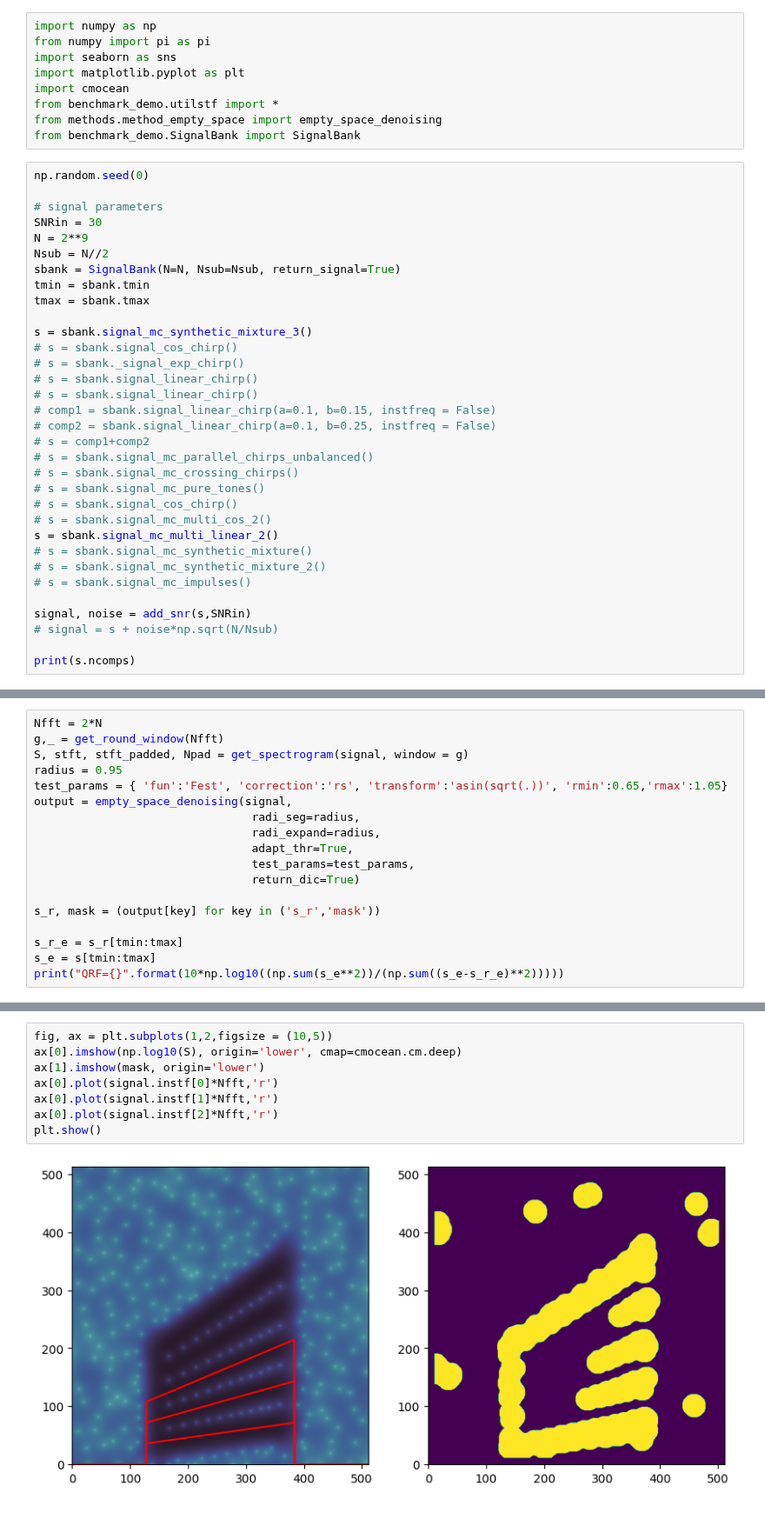
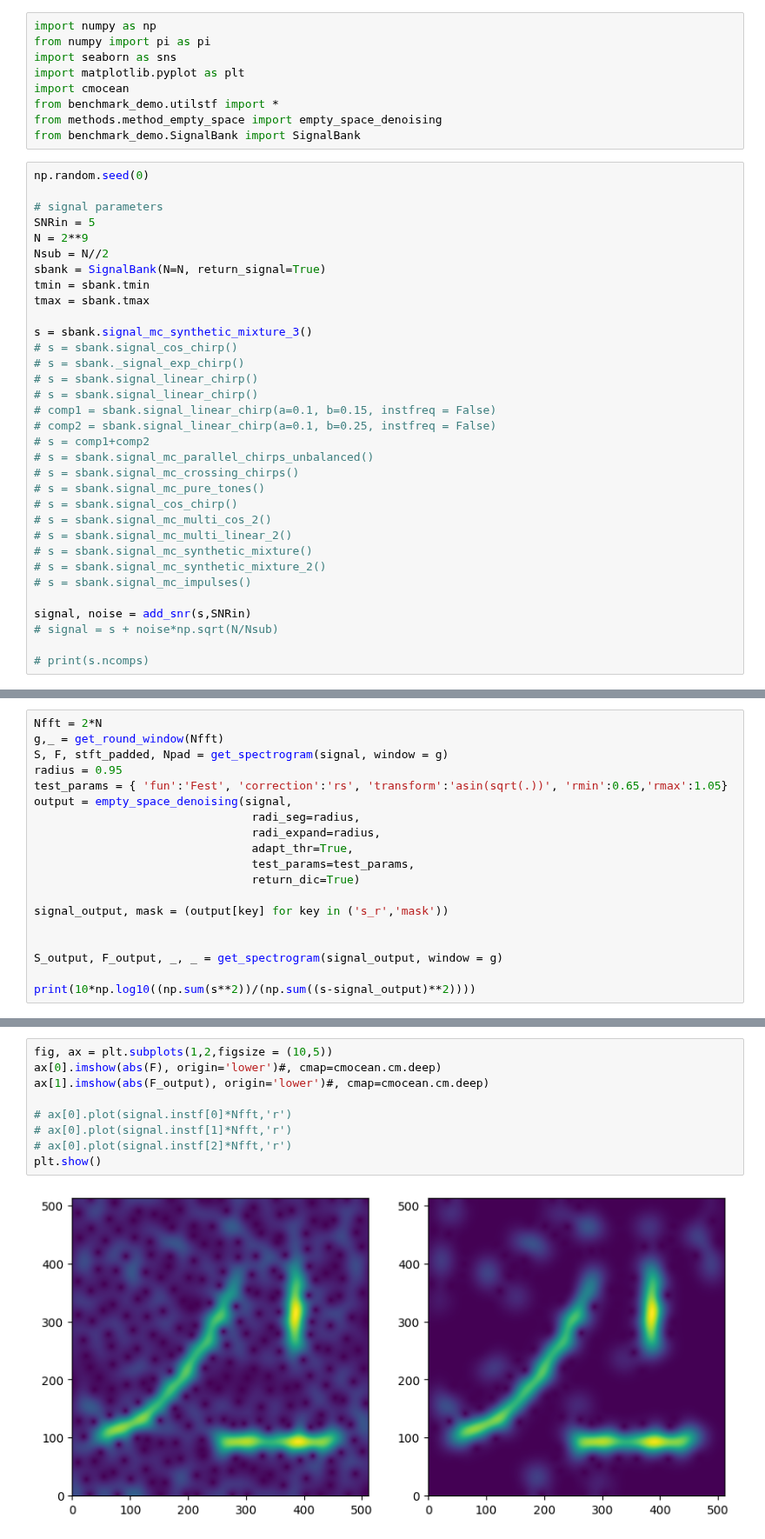
Before and after one commit to jmiramont/benchmarks-detection-denoising, a Jupyter notebook: notebooks/demo_method_empty_space.ipynb, the cells around one changed output, grey strips where cells are left out. Shown at 87% size. Saved outputs shown, nothing was run; the diff lists cells and outputs as text.

```diff
--- a/notebooks/demo_method_empty_space.ipynb
+++ b/notebooks/demo_method_empty_space.ipynb
@@ -13,10 +13,10 @@ from benchmark_demo.SignalBank import SignalBank
 np.random.seed(0)
 
 # signal parameters
-SNRin = 30
+SNRin = 5
 N = 2**9
 Nsub = N//2
-sbank = SignalBank(N=N, Nsub=Nsub, return_signal=True)
+sbank = SignalBank(N=N, return_signal=True)
 tmin = sbank.tmin
 tmax = sbank.tmax
 
@@ -33,7 +33,7 @@ s = sbank.signal_mc_synthetic_mixture_3()
 # s = sbank.signal_mc_pure_tones()
 # s = sbank.signal_cos_chirp()
 # s = sbank.signal_mc_multi_cos_2()
-s = sbank.signal_mc_multi_linear_2()
+# s = sbank.signal_mc_multi_linear_2()
 # s = sbank.signal_mc_synthetic_mixture()
 # s = sbank.signal_mc_synthetic_mixture_2()
 # s = sbank.signal_mc_impulses()
@@ -41,5 +41,5 @@ s = sbank.signal_mc_multi_linear_2()
 signal, noise = add_snr(s,SNRin)
 # signal = s + noise*np.sqrt(N/Nsub)
 
-print(s.ncomps)
+# print(s.ncomps)
 # %% [output]
@@ -48,7 +47,7 @@ snr_out:30.0
 # %%
 Nfft = 2*N
 g,_ = get_round_window(Nfft)
-S, stft, stft_padded, Npad = get_spectrogram(signal, window = g)
+S, F, stft_padded, Npad = get_spectrogram(signal, window = g)
 radius = 0.95
 test_params = { 'fun':'Fest', 'correction':'rs', 'transform':'asin(sqrt(.))', 'rmin':0.65,'rmax':1.05}
 output = empty_space_denoising(signal,
@@ -58,9 +57,10 @@ output = empty_space_denoising(signal,
                                 test_params=test_params,
                                 return_dic=True)
 
-s_r, mask = (output[key] for key in ('s_r','mask'))
+signal_output, mask = (output[key] for key in ('s_r','mask'))
 
-s_r_e = s_r[tmin:tmax]
-s_e = s[tmin:tmax]
-print("QRF={}".format(10*np.log10((np.sum(s_e**2))/(np.sum((s_e-s_r_e)**2)))))
+
+S_output, F_output, _, _ = get_spectrogram(signal_output, window = g)
+
+print(10*np.log10((np.sum(s**2))/(np.sum((s-signal_output)**2))))
 # %% [output]
@@ -69,10 +69,11 @@ QRF=5.348266694357234
 # %%
 fig, ax = plt.subplots(1,2,figsize = (10,5))
-ax[0].imshow(np.log10(S), origin='lower', cmap=cmocean.cm.deep)
-ax[1].imshow(mask, origin='lower')
-ax[0].plot(signal.instf[0]*Nfft,'r')
-ax[0].plot(signal.instf[1]*Nfft,'r')
-ax[0].plot(signal.instf[2]*Nfft,'r')
+ax[0].imshow(abs(F), origin='lower')#, cmap=cmocean.cm.deep)
+ax[1].imshow(abs(F_output), origin='lower')#, cmap=cmocean.cm.deep)
+
+# ax[0].plot(signal.instf[0]*Nfft,'r')
+# ax[0].plot(signal.instf[1]*Nfft,'r')
+# ax[0].plot(signal.instf[2]*Nfft,'r')
 plt.show()
 # %% [output]
-[figure, old version]
+[figure, new version]
```
Also changed, not shown: parts of 2 cells of this notebook, 3 other files.
